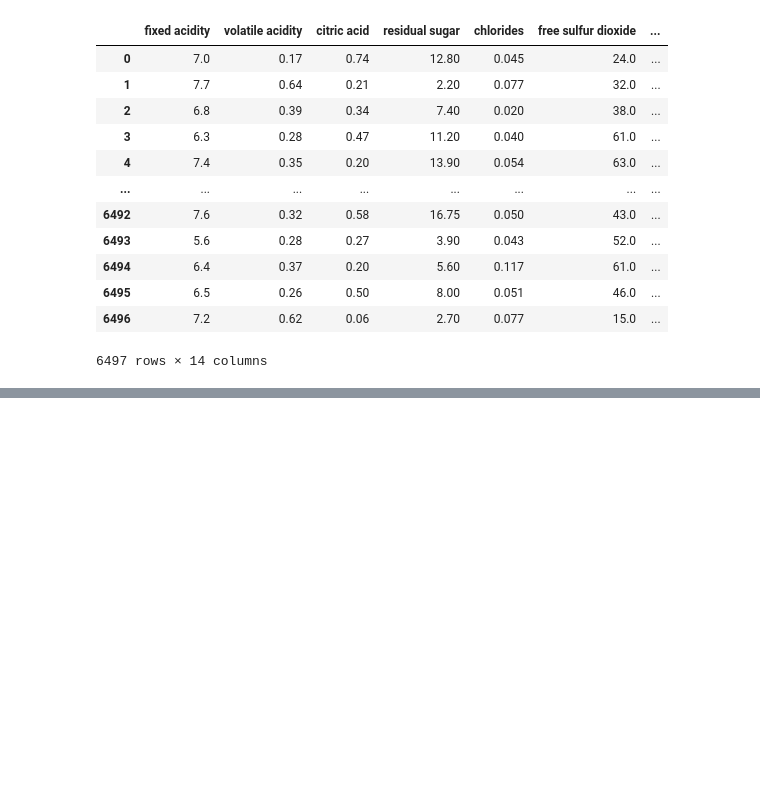
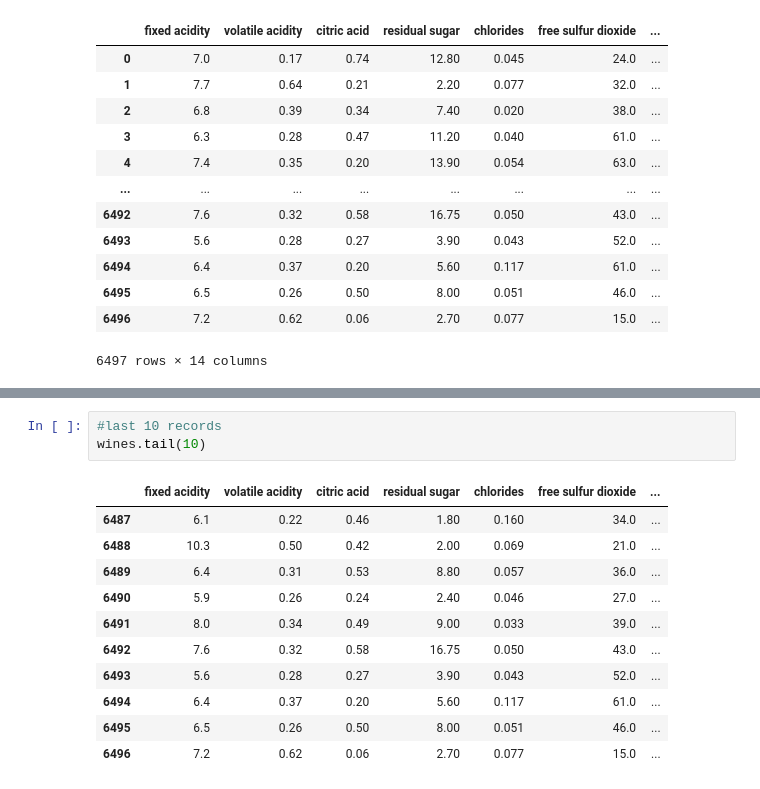
Before and after one commit to chiragpatel500/BlueBerry-Project, a Jupyter notebook: BlueBerry.ipynb, the cells around one changed output, grey strips where cells are left out. Drawn from its saved outputs; the diff is of its cells as text; blank space fills up the shorter version.

```diff
--- a/BlueBerry.ipynb
+++ b/BlueBerry.ipynb
@@ -123,0 +138,15 @@ wines
+# %%
+#last 10 records
+wines.tail(10)
+# %% [output]
+|  | fixed acidity | volatile acidity | citric acid | residual sugar | chlorides | free sulfur dioxide | ... |
+| 6487 | 6.1 | 0.22 | 0.46 | 1.80 | 0.160 | 34.0 | ... |
+| 6488 | 10.3 | 0.50 | 0.42 | 2.00 | 0.069 | 21.0 | ... |
+| 6489 | 6.4 | 0.31 | 0.53 | 8.80 | 0.057 | 36.0 | ... |
+| 6490 | 5.9 | 0.26 | 0.24 | 2.40 | 0.046 | 27.0 | ... |
+| 6491 | 8.0 | 0.34 | 0.49 | 9.00 | 0.033 | 39.0 | ... |
+| 6492 | 7.6 | 0.32 | 0.58 | 16.75 | 0.050 | 43.0 | ... |
+| 6493 | 5.6 | 0.28 | 0.27 | 3.90 | 0.043 | 52.0 | ... |
+| 6494 | 6.4 | 0.37 | 0.20 | 5.60 | 0.117 | 61.0 | ... |
+| 6495 | 6.5 | 0.26 | 0.50 | 8.00 | 0.051 | 46.0 | ... |
+| 6496 | 7.2 | 0.62 | 0.06 | 2.70 | 0.077 | 15.0 | ... |
```
Also changed, not shown: parts of 9 cells of this notebook.
